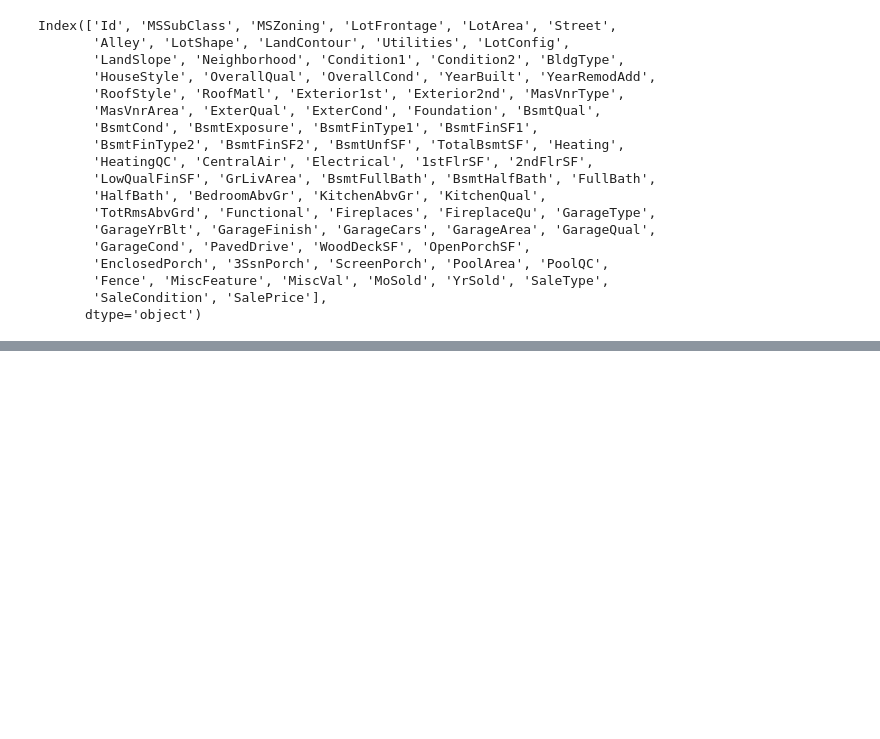
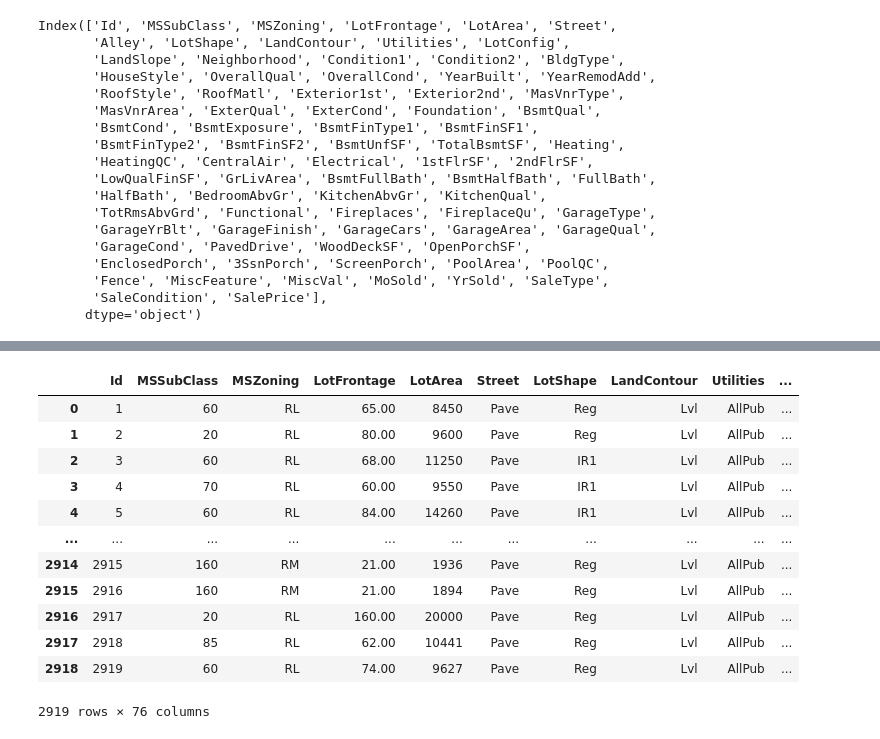
Before and after one commit to Ephrayyy/Regression, a Jupyter notebook: Project_4.ipynb, the cells around one changed output, grey strips where cells are left out. Drawn from its saved outputs; the diff is of its cells as text; code cells hidden in the pictures; blank space fills up the shorter version.

```diff
--- a/Project_4.ipynb
+++ b/Project_4.ipynb
@@ -229,3 +232,7 @@ Index(['Id', 'MSSubClass', 'MSZoning', 'LotFrontage', 'LotArea', 'Street',
        'Fence', 'MiscFeature', 'MiscVal', 'MoSold', 'YrSold', 'SaleType',
        'SaleCondition', 'SalePrice'],
       dtype='object')
+# %%
+data = pd.concat([train2_df, test2_df], axis=0, ignore_index=True)
+data.shape
+data.head()
@@ -231,0 +271,22 @@ Index(['Id', 'MSSubClass', 'MSZoning', 'LotFrontage', 'LotArea', 'Street',
+# %%
+def remove_columns_with_many_nans(data, threshold=0.5):
+    nan_counts = data.isna().sum()
+    columns_to_drop = nan_counts[nan_counts > threshold * len(data)].index
+    return data.drop(columns=columns_to_drop)
+data = remove_columns_with_many_nans(data, threshold=0.5)
+# %%
+remove_columns_with_many_nans(data, threshold=0.5)
+# %% [output]
+|  | Id | MSSubClass | MSZoning | LotFrontage | LotArea | Street | LotShape | LandContour | Utilities | ... |
+| 0 | 1 | 60 | RL | 65.00 | 8450 | Pave | Reg | Lvl | AllPub | ... |
+| 1 | 2 | 20 | RL | 80.00 | 9600 | Pave | Reg | Lvl | AllPub | ... |
+| 2 | 3 | 60 | RL | 68.00 | 11250 | Pave | IR1 | Lvl | AllPub | ... |
+| 3 | 4 | 70 | RL | 60.00 | 9550 | Pave | IR1 | Lvl | AllPub | ... |
+| 4 | 5 | 60 | RL | 84.00 | 14260 | Pave | IR1 | Lvl | AllPub | ... |
+| ... | ... | ... | ... | ... | ... | ... | ... | ... | ... | ... |
+| 2914 | 2915 | 160 | RM | 21.00 | 1936 | Pave | Reg | Lvl | AllPub | ... |
+| 2915 | 2916 | 160 | RM | 21.00 | 1894 | Pave | Reg | Lvl | AllPub | ... |
+| 2916 | 2917 | 20 | RL | 160.00 | 20000 | Pave | Reg | Lvl | AllPub | ... |
+| 2917 | 2918 | 85 | RL | 62.00 | 10441 | Pave | Reg | Lvl | AllPub | ... |
+| 2918 | 2919 | 60 | RL | 74.00 | 9627 | Pave | Reg | Lvl | AllPub | ... |
+2919 rows × 76 columns
```
Also changed, not shown: parts of 32 cells of this notebook.
